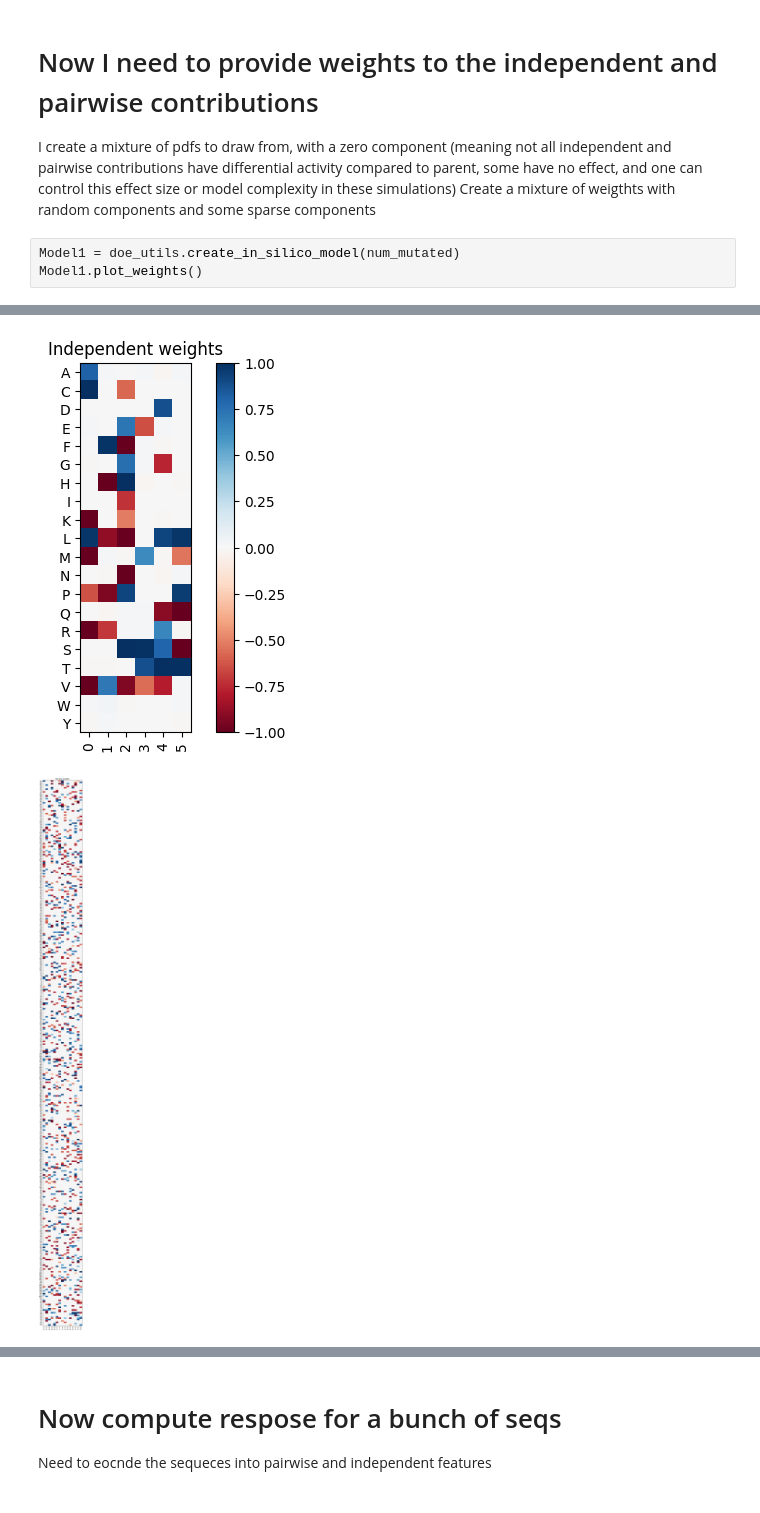
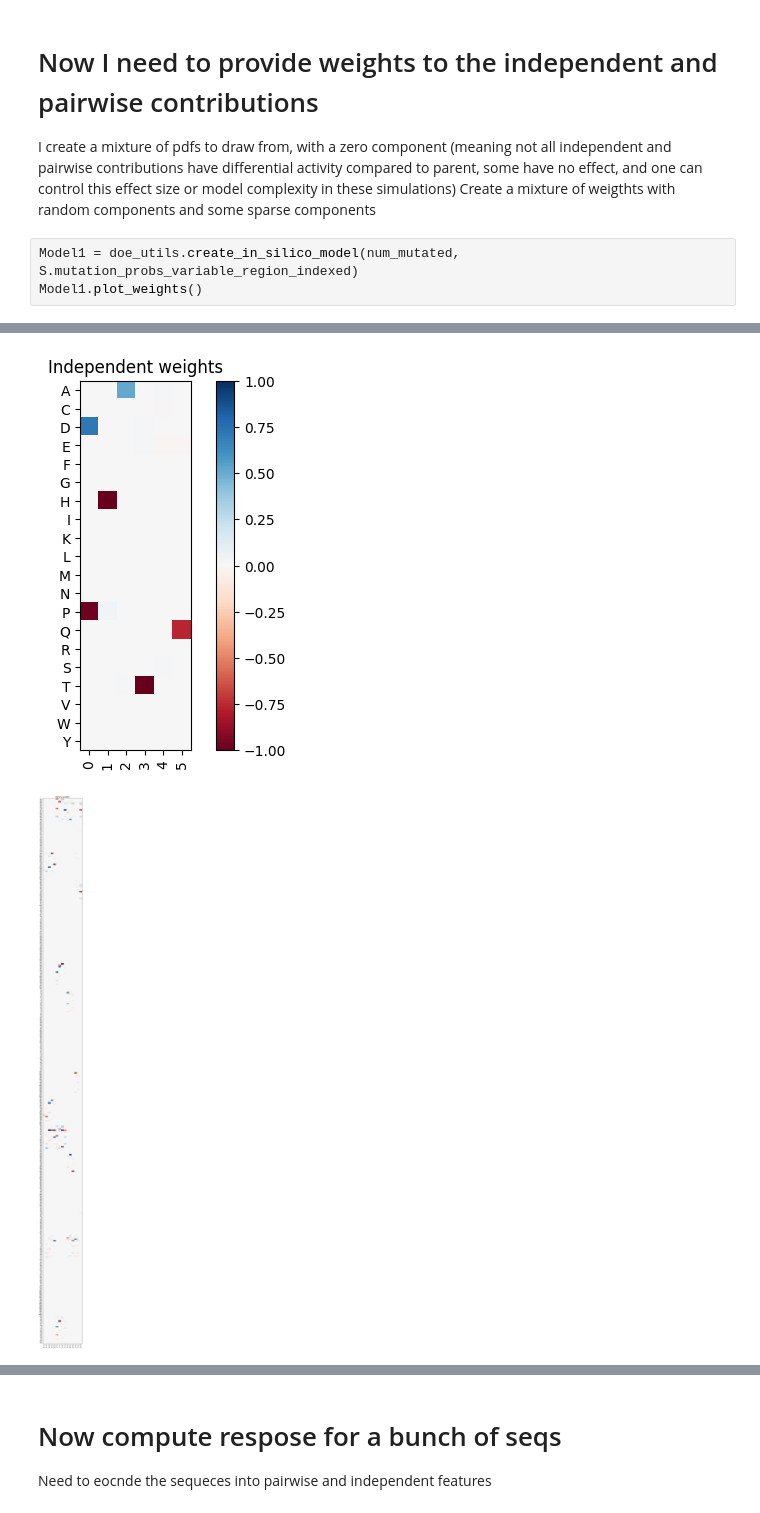
Before and after one commit to swagatam101/doe, a Jupyter notebook: DOE_SOLD_manual1.ipynb, the cells around one changed output, grey strips where cells are left out. Cells and saved outputs as stored; diff of their text form.

Commit message:
fitting model fixed

```diff
--- a/DOE_SOLD_manual1.ipynb
+++ b/DOE_SOLD_manual1.ipynb
@@ -79,6 +79,6 @@ Text(0.5, 1.0, 'Sanity check: theory vs empirical counts \n of mutations observe
 I create a mixture of pdfs to draw from, with a zero component (meaning not all independent and pairwise contributions have differential activity compared to parent, some have no effect, and one can control this effect size or model complexity in these simulations)
 Create a mixture of weigthts with random components and some sparse components
 # %%
-Model1 = doe_utils.create_in_silico_model(num_mutated)
+Model1 = doe_utils.create_in_silico_model(num_mutated, S.mutation_probs_variable_region_indexed)
 Model1.plot_weights()
 # %% [output]
@@ -87,2 +87,2 @@ Model1.plot_weights()
-[figure, old version]
+[figure, new version]
-[figure, old version]
+[figure, new version]
```
Also changed, not shown: parts of 18 cells of this notebook, 1 other file.
